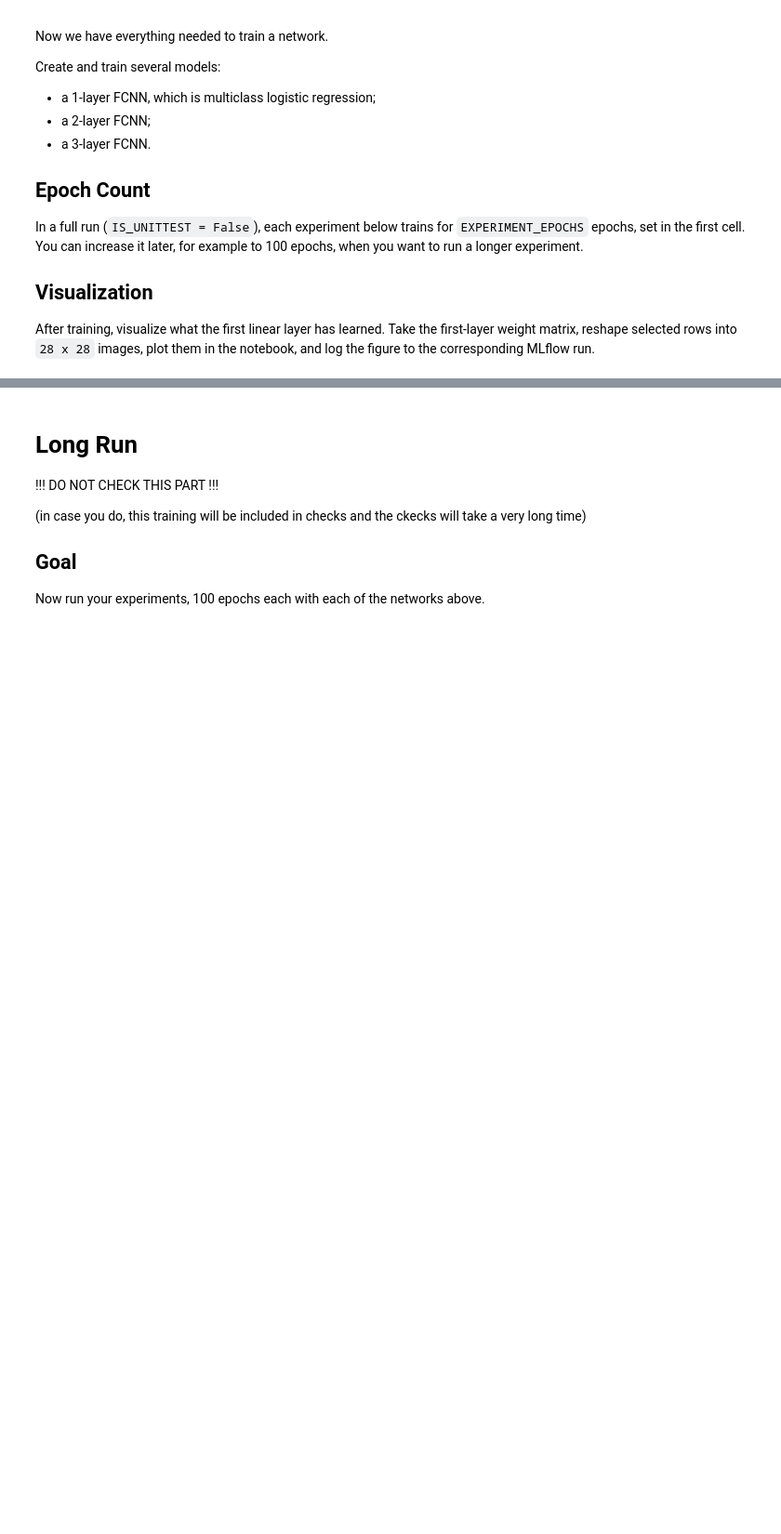
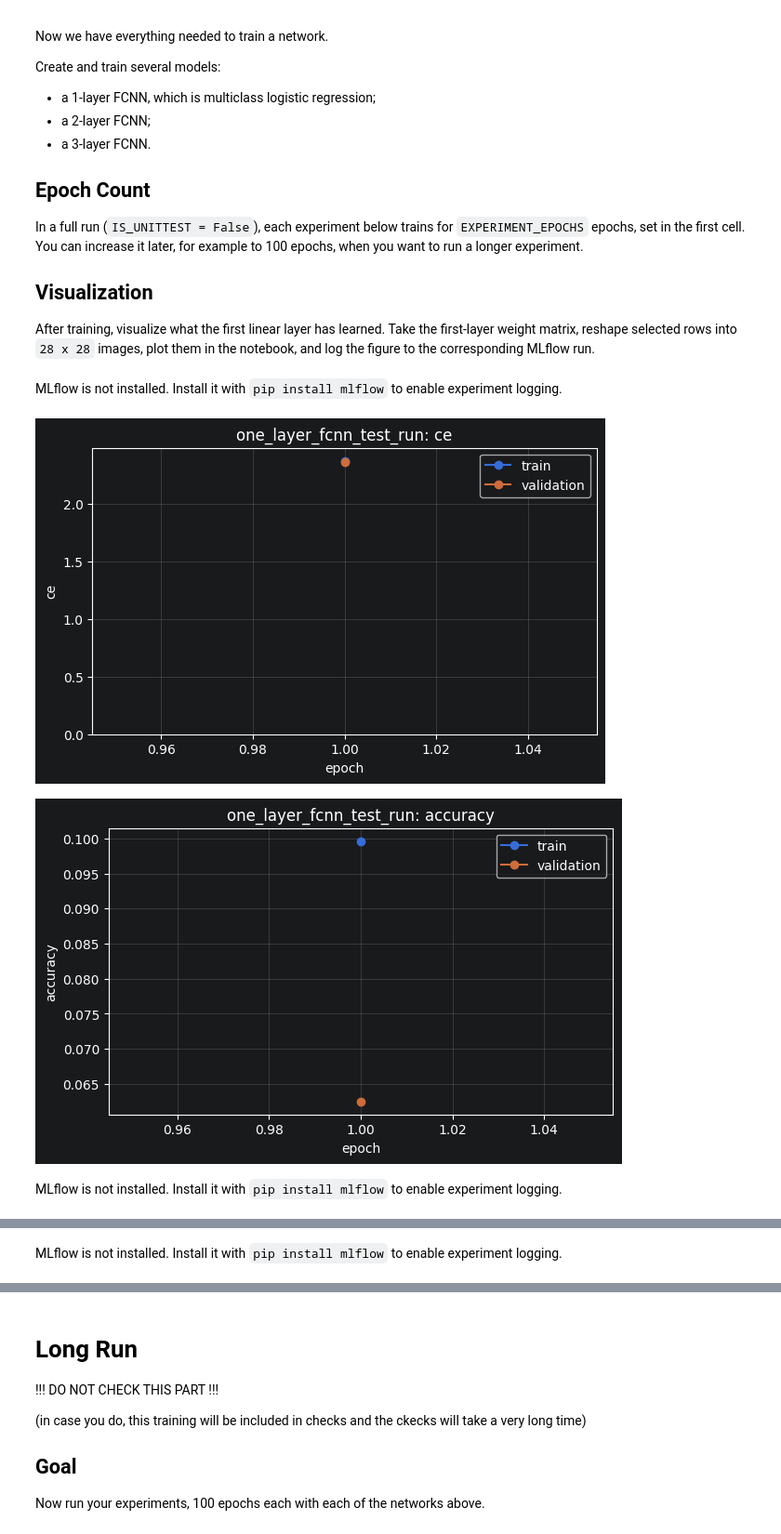
Before and after one commit to Tacitus-SL/Machine-Learning, a Jupyter notebook: Fully Connected NNs/1. Shallow Feedforward NNs/task.ipynb, the cells around one changed output, grey strips where cells are left out. Shown at 93% size. Saved outputs shown, nothing was run; the diff lists cells and outputs as text; code cells hidden in the pictures; blank space fills up the shorter version.

```diff
--- a/Fully Connected NNs/1. Shallow Feedforward NNs/task.ipynb
+++ b/Fully Connected NNs/1. Shallow Feedforward NNs/task.ipynb
@@ -366,16 +394,21 @@ Create these objects and functions in the cell below. Accuracy is the only metri
 import torchmetrics
 
 def loss(batch):
-    return batch['signals']['output'].abs().sum()
+    return F.cross_entropy(batch['signals']['output'], batch['data']['label'])
 
 losses = {'ce': loss}
 
+acc_metric = torchmetrics.Accuracy(task='multiclass', num_classes=10)
 def accuracy(batch):
-    return 0, 1
+    preds = batch['postprocessed']['class']
+    targets = batch['data']['label']
+    correct = (preds == targets).sum().float()
+    total = targets.size(0)
+    return correct, total
 
 metrics = {'accuracy': accuracy}
-optimizer = torch.optim.SGD(simple_network.parameters(), lr=0.0)
-scheduler = torch.optim.lr_scheduler.StepLR(optimizer, step_size=1)
+optimizer = torch.optim.AdamW(simple_network.parameters(), lr=1.0e-3)
+scheduler = torch.optim.lr_scheduler.ReduceLROnPlateau(optimizer)
 
 # ^^^ These variables should be set up in this task
 # %%
@@ -432,8 +486,8 @@ Important details:
 from tqdm import trange, tqdm
 import os
 
-batch_size = 8
-train_dl = DataLoader(MNIST_train, batch_size=batch_size, shuffle=False)
+batch_size = 32
+train_dl = DataLoader(MNIST_train, batch_size=batch_size, shuffle=True, drop_last=True)
 valid_dl = DataLoader(MNIST_valid, batch_size=batch_size, shuffle=False)
 
 # ^^^ These variables should be set up in this task
@@ -574,31 +658,46 @@ After training, visualize what the first linear layer has learned. Take the firs
 # %%
 # Edit this cell in task.ipynb.
 def run_fcnn_experiment(run_name, model, n_epochs = 1 if IS_UNITTEST else EXPERIMENT_EPOCHS):
     experiment_optimizer = torch.optim.AdamW(model.parameters(), lr=1.0e-3)
     experiment_scheduler = torch.optim.lr_scheduler.ReduceLROnPlateau(experiment_optimizer)
     experiment_logger = src.utils.mlflow.prepare_mlflow_logger(run_name)
     history = src.train_loop.train_model(
         model,
         n_epochs,
         train_dl,
         valid_dl,
         losses,
         experiment_optimizer,
         metrics=metrics,
         scheduler=experiment_scheduler,
         mlflow_logger=experiment_logger,
         run_name=run_name)
     experiment_logger.end()
     return history
 
 one_layer_fcnn = src.models.feedforward.simple_fcnn.SimpleFCNN(
     [28 * 28],
     n_classes=10,
     activation=torch.nn.LeakyReLU)
 
-## YOUR CODE HERE
+two_layer_fcnn = src.models.feedforward.simple_fcnn.SimpleFCNN(
+    [28 * 28, 256],
+    n_classes=10,
+    activation=torch.nn.LeakyReLU)
+
+three_layer_fcnn = src.models.feedforward.simple_fcnn.SimpleFCNN(
+    [28 * 28, 256, 128],
+    n_classes=10,
+    activation=torch.nn.LeakyReLU)
 
 # UNCOMMENT THIS TO ENABLE THE EXPERIMENT
-# one_layer_history = run_fcnn_experiment('one_layer_fcnn_test_run', one_layer_fcnn)
+one_layer_history = run_fcnn_experiment('one_layer_fcnn_test_run', one_layer_fcnn)
+two_layer_history = run_fcnn_experiment('two_layer_fcnn_test_run', two_layer_fcnn)
+three_layer_history = run_fcnn_experiment('three_layer_fcnn_test_run', three_layer_fcnn)
 
 ## YOUR CODE HERE
+# %% [output]
+MLflow is not installed. Install it with `pip install mlflow` to enable experiment logging.
+[figure, added]
+[figure, added]
+MLflow is not installed. Install it with `pip install mlflow` to enable experiment logging.
@@ -604,0 +706 @@ one_layer_fcnn = src.models.feedforward.simple_fcnn.SimpleFCNN(
+MLflow is not installed. Install it with `pip install mlflow` to enable experiment logging.
```
Also changed, not shown: parts of 12 cells of this notebook, 20 other files.
